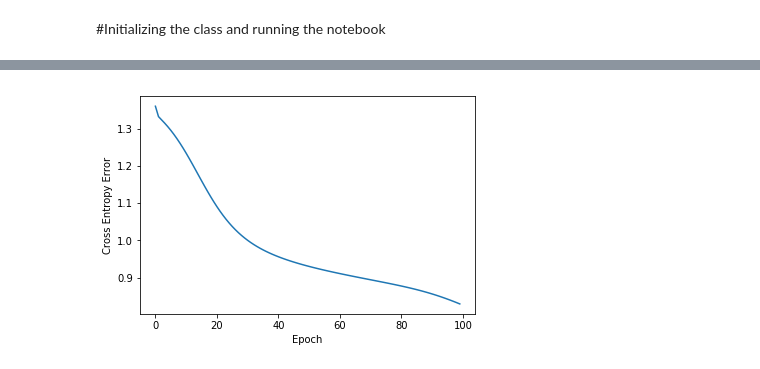
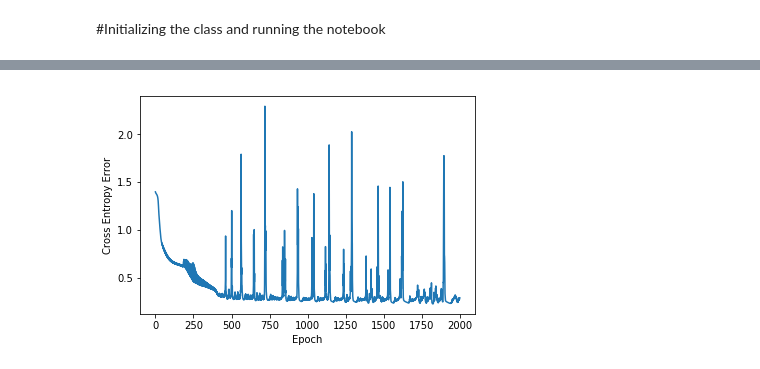
Before and after one commit to aborundiya/NeuralNetwork, a Jupyter notebook: GenericMultiClassClassficationNeuralNetwork.ipynb, the cells around one changed output, grey strips where cells are left out. Saved outputs shown, nothing was run; the diff lists cells and outputs as text; code cells hidden in the pictures.

```diff
--- a/GenericMultiClassClassficationNeuralNetwork.ipynb
+++ b/GenericMultiClassClassficationNeuralNetwork.ipynb
@@ -161,8 +161,8 @@ In case you used a LabelEncoder before this OneHotEncoder to convert the categor
 #Initializing the class and running the notebook
 # %%
 ffmcnn = GenericMCFFNN(2,4,[2,3])
-ffmcnn.fit(X_train, y_OHE_train, epochs=100, learning_rate=.005, display_loss=True)
+ffmcnn.fit(X_train, y_OHE_train, epochs=2000, learning_rate=.005, display_loss=True)
 # %% [output]
 [interactive output not drawn]
-[figure, old version]
+[figure, new version]
 # %%
```
Also changed, not shown: parts of 2 cells of this notebook.
